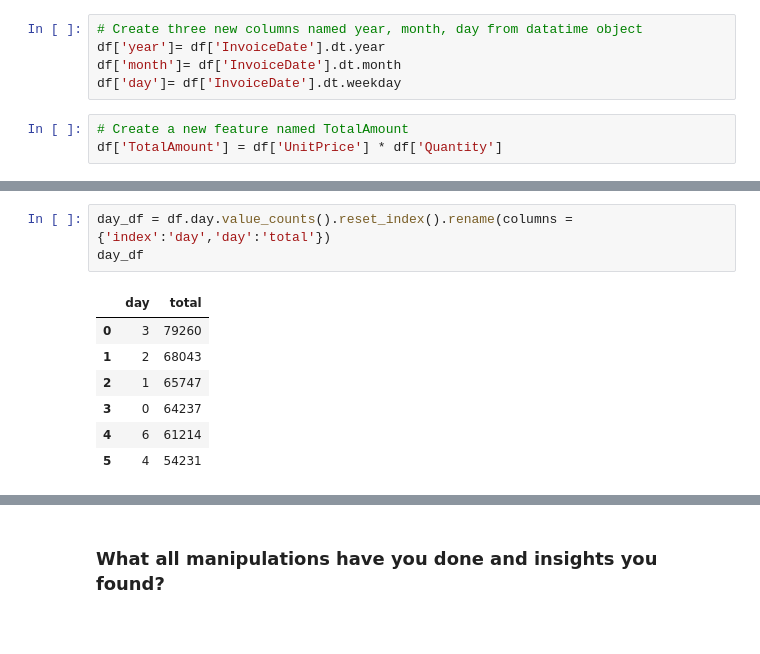
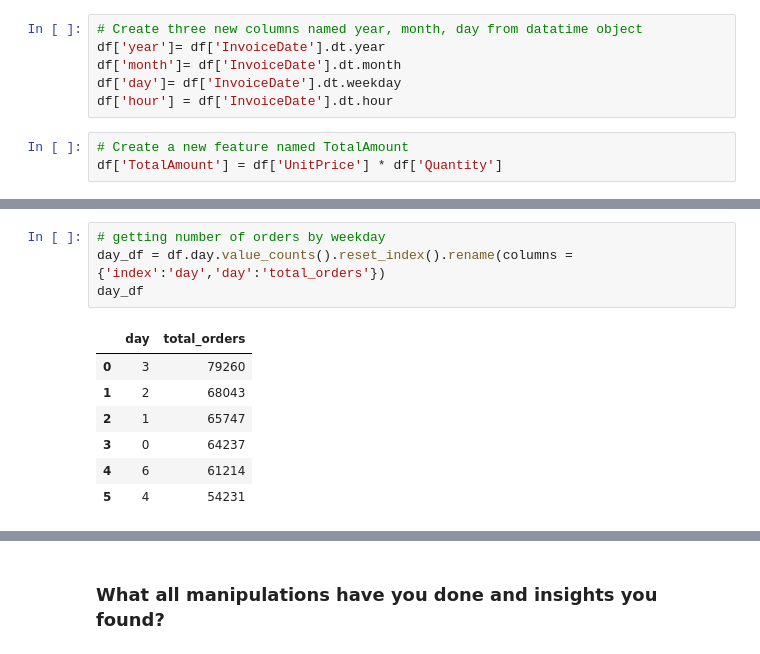
Before and after one commit to AmanSharmas/Online_Retail_Customer_Segmentation, a Jupyter notebook: Online_Retail_Customer_Segmentation.ipynb, the cells around one changed output, grey strips where cells are left out. Cells and saved outputs as stored; diff of their text form.

```diff
--- a/Online_Retail_Customer_Segmentation.ipynb
+++ b/Online_Retail_Customer_Segmentation.ipynb
@@ -281,6 +290,7 @@ df['InvoiceDate'] = pd.to_datetime(df['InvoiceDate'],format='%m/%d/%y %H:%M')
 df['year']= df['InvoiceDate'].dt.year
 df['month']= df['InvoiceDate'].dt.month
 df['day']= df['InvoiceDate'].dt.weekday
+df['hour'] = df['InvoiceDate'].dt.hour
 # %%
 # Create a new feature named TotalAmount
 df['TotalAmount'] = df['UnitPrice'] * df['Quantity']
@@ -437,8 +457,9 @@ month_df
 # %%
-day_df = df.day.value_counts().reset_index().rename(columns = {'index':'day','day':'total'})
+# getting number of orders by weekday
+day_df = df.day.value_counts().reset_index().rename(columns = {'index':'day','day':'total_orders'})
 day_df
 # %% [output]
-|  | day | total |
+|  | day | total_orders |
 | 0 | 3 | 79260 |
 | 1 | 2 | 68043 |
 | 2 | 1 | 65747 |
```
Also changed, not shown: parts of 87 cells of this notebook.
